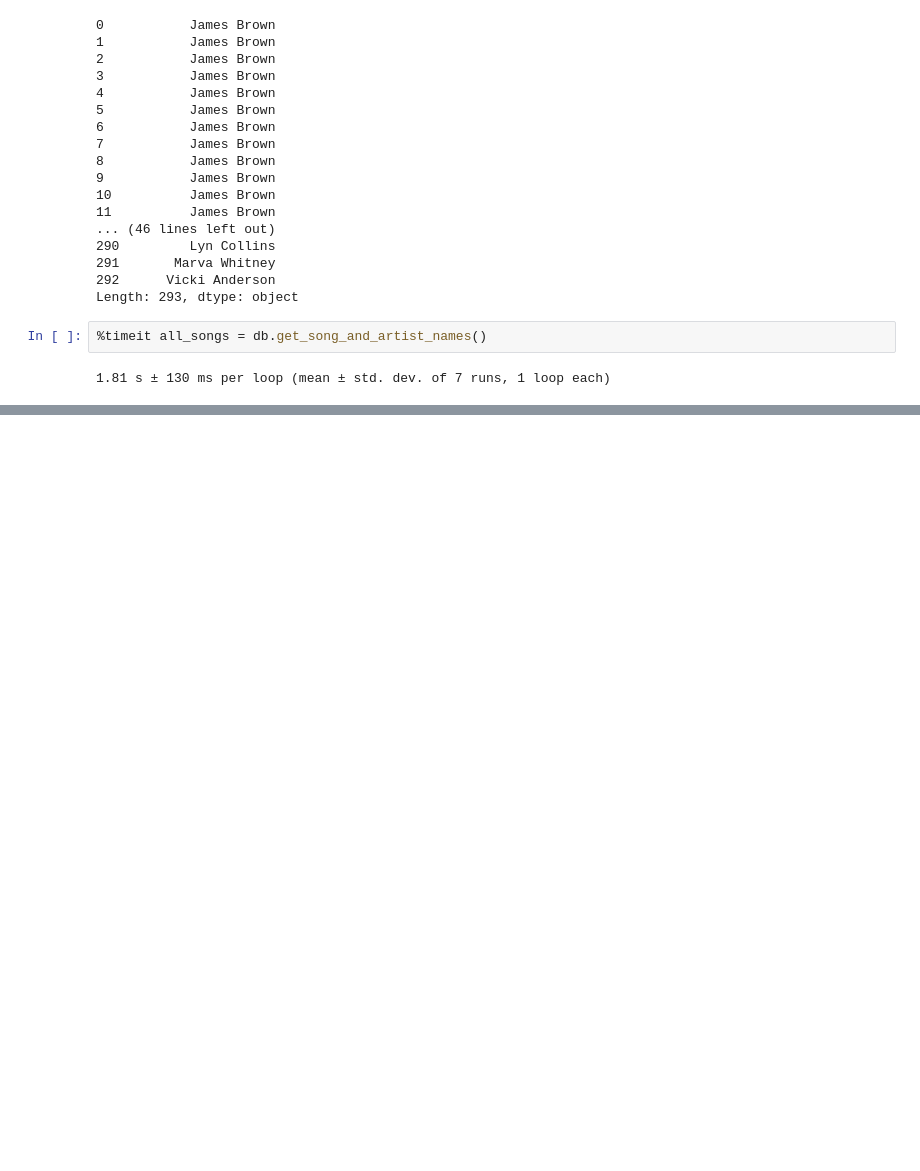
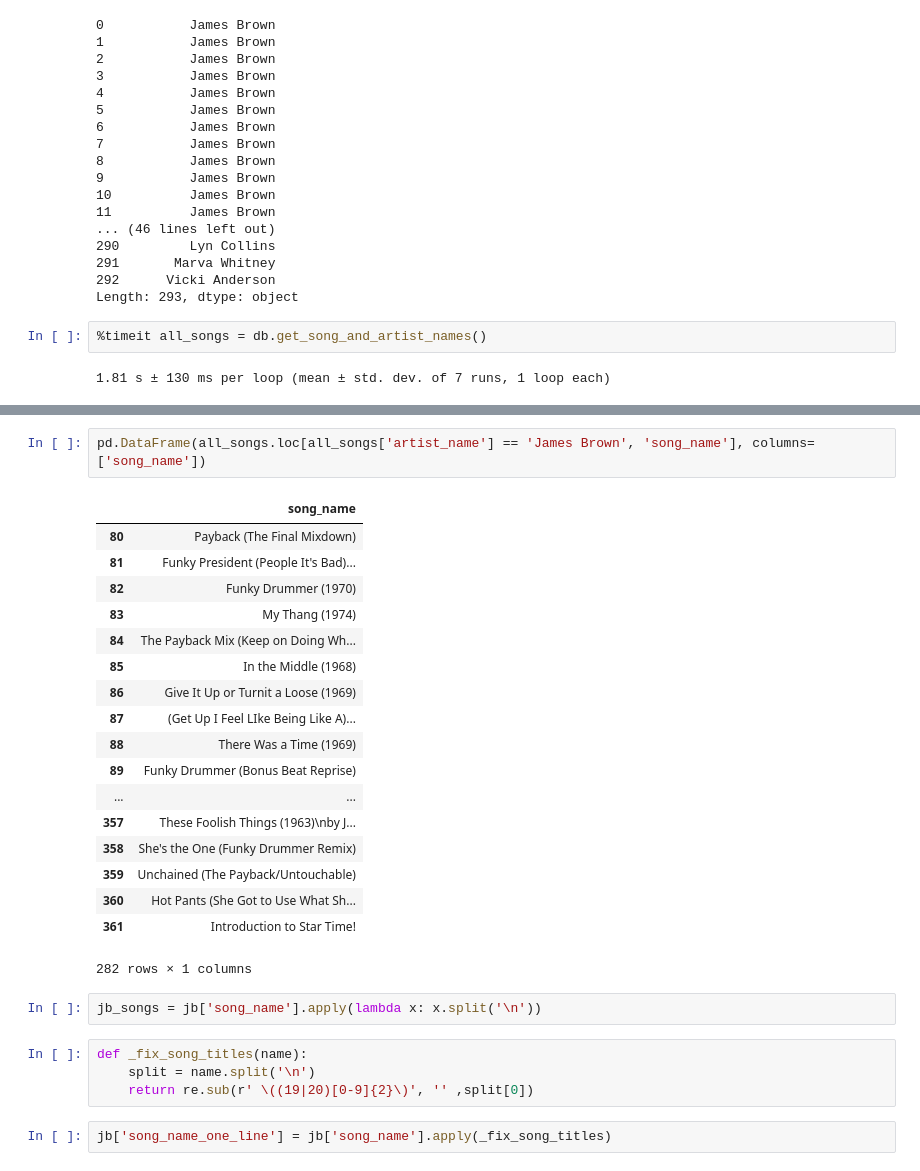
Before and after one commit to brettashley/ml-mix-lab, a Jupyter notebook: notebooks/db-interaction.ipynb, the cells around one changed output, grey strips where cells are left out. Drawn from its saved outputs; the diff is of its cells as text; blank space fills up the shorter version.

```diff
--- a/notebooks/db-interaction.ipynb
+++ b/notebooks/db-interaction.ipynb
@@ -470,0 +449,29 @@ Wall time: 9.86 ms
+# %%
+pd.DataFrame(all_songs.loc[all_songs['artist_name'] == 'James Brown', 'song_name'], columns=['song_name'])
+# %% [output]
+|  | song_name |
+| 80 | Payback (The Final Mixdown) |
+| 81 | Funky President (People It's Bad)... |
+| 82 | Funky Drummer (1970) |
+| 83 | My Thang (1974) |
+| 84 | The Payback Mix (Keep on Doing Wh... |
+| 85 | In the Middle (1968) |
+| 86 | Give It Up or Turnit a Loose (1969) |
+| 87 | (Get Up I Feel LIke Being Like A)... |
+| 88 | There Was a Time (1969) |
+| 89 | Funky Drummer (Bonus Beat Reprise) |
+| ... | ... |
+| 357 | These Foolish Things (1963)\nby J... |
+| 358 | She's the One (Funky Drummer Remix) |
+| 359 | Unchained (The Payback/Untouchable) |
+| 360 | Hot Pants (She Got to Use What Sh... |
+| 361 | Introduction to Star Time! |
+282 rows × 1 columns
+# %%
+jb_songs = jb['song_name'].apply(lambda x: x.split('\n'))
+# %%
+def _fix_song_titles(name):
+    split = name.split('\n')
+    return re.sub(r' \((19|20)[0-9]{2}\)', '' ,split[0])
+# %%
+jb['song_name_one_line'] = jb['song_name'].apply(_fix_song_titles)
```
Also changed, not shown: parts of 22 cells of this notebook, 2 other files.
